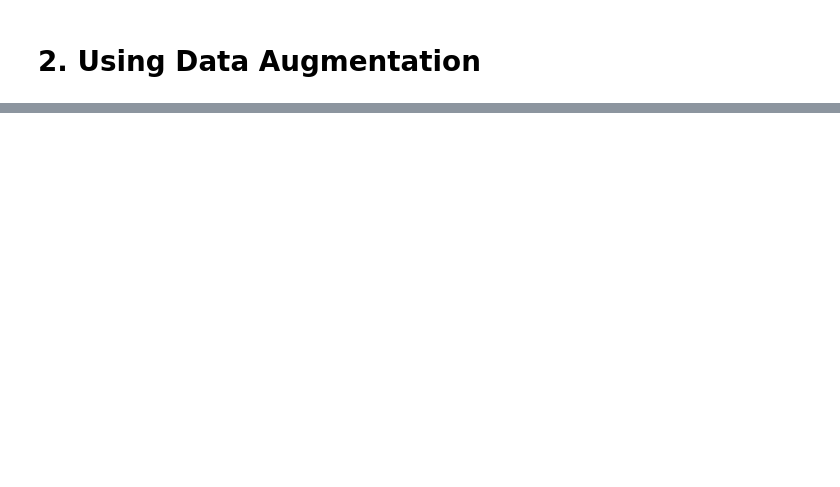
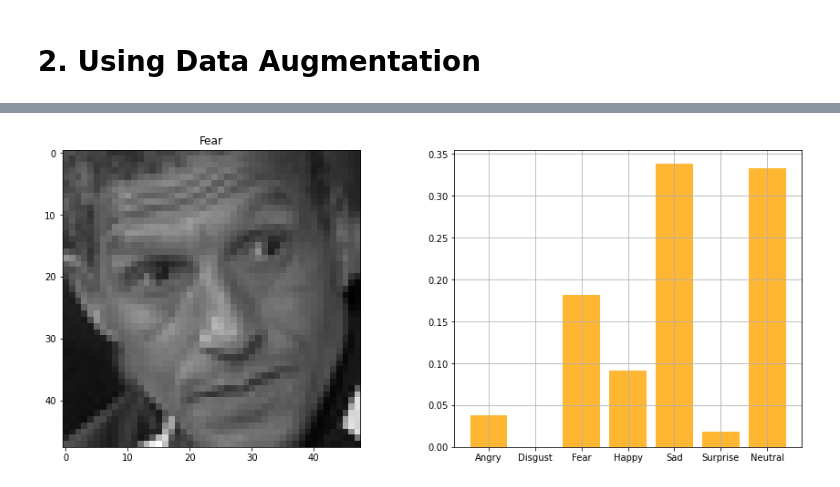
Before and after one commit to KKatkar/Facial-Expression-Recognition, a Jupyter notebook: facial_expression_detection.ipynb, the cells around one changed output, grey strips where cells are left out. Drawn from its saved outputs; the diff is of its cells as text; code cells hidden in the pictures; blank space fills up the shorter version.

```diff
--- a/facial_expression_detection.ipynb
+++ b/facial_expression_detection.ipynb
@@ -112,4 +212,4 @@ def get_matrix_and_labels(data):
 # %%
 train_set, train_labels = get_matrix_and_labels(dataset[dataset['Usage'] == 'Training'])
 val_set, val_labels = get_matrix_and_labels(dataset[dataset['Usage'] == 'PrivateTest'])
-test_set, test_labels = get_matrix_and_labels(dataset[dataset['Usage'] == 'PublicTest'])
+test_set, raw_test_labels = get_matrix_and_labels(dataset[dataset['Usage'] == 'PublicTest'])
@@ -182,8 +270,9 @@ train_labels = np.array([x for x in train_labels if x!=1])
 val_images = val_images[val_labels!=1]
 val_labels = np.array([x for x in val_labels if x!=1])
 # %%
-test_images = test_images[test_labels!=1]
-test_labels = np.array([x for x in test_labels if x!=1])
+# will use raw_test_labels for plots ahead
+test_images = test_images[raw_test_labels!=1]
+raw_test_labels = np.array([x for x in raw_test_labels if x!=1])
 # %%
 labels = list(emotions_dict.values())
 train_emotions =  []
@@ -337,0 +460,6 @@ Epoch 50/50
+# %%
+pred_test_labels_1 = model1.predict(test_images)
+# %%
+plot_emotion_range(pred_test_labels_1, 24)
+# %% [output]
+[figure, added]
```
Also changed, not shown: parts of 67 cells of this notebook.
